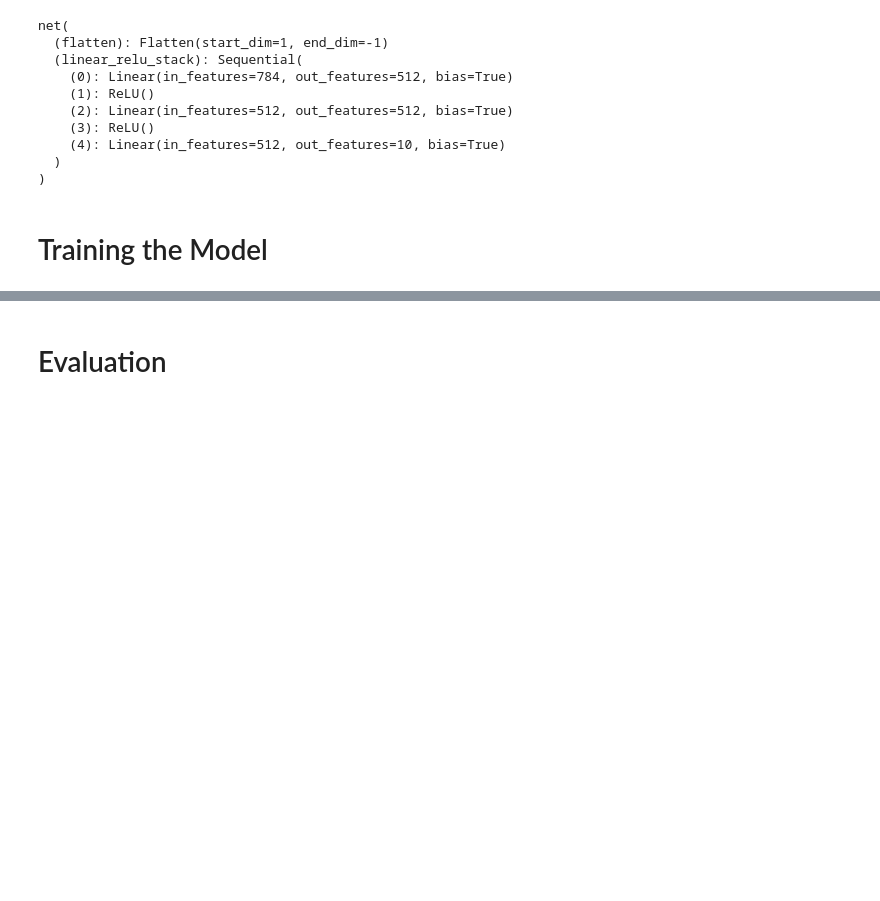
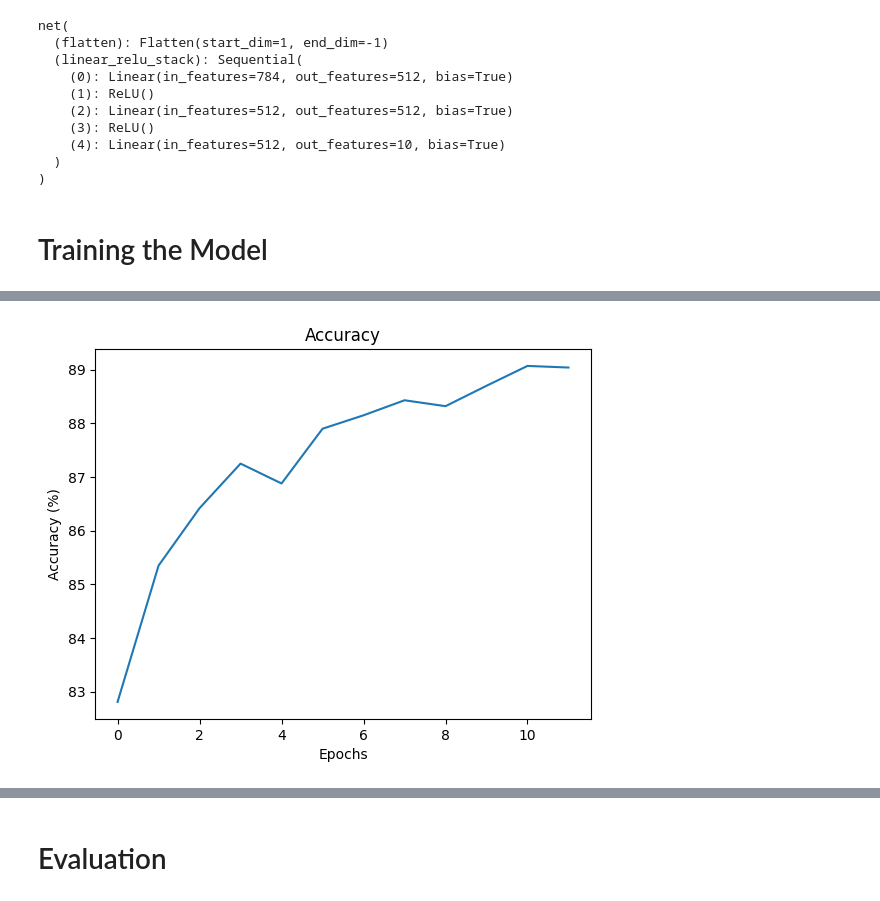
Before and after one commit to TypicalMango/Ensemble-CNN-PyTorch, a Jupyter notebook: simple-pytorch-ensemble-cnn.ipynb, the cells around one changed output, grey strips where cells are left out. Drawn from its saved outputs; the diff is of its cells as text; code cells hidden in the pictures; blank space fills up the shorter version.

Commit message:
Plotting train history | Version 4

```diff
--- a/simple-pytorch-ensemble-cnn.ipynb
+++ b/simple-pytorch-ensemble-cnn.ipynb
@@ -126,10 +125,10 @@ net(
   )
 )
 # %%
-learning_rate = 1e-1
+learning_rate = 6e-2
 batch_size = 64
-epochs = 5
-num_models = 5
+epochs = 12
+num_models = 10
 # %%
 model_ensemble = [net().to(device) for _ in range(num_models)]
 # %% [markdown]
@@ -149,11 +148,11 @@ def train_loop(data_loader, model_ensemble, loss_fn):
             optimizer.step()
             optimizer.zero_grad()
 
-            if batch % 200 == 0:
+            if (batch * batch_size + len(X)) % 3000  == 0:
                 loss, current = loss.item(), batch * batch_size + len(X)
                 print(f"loss: {loss:>7f}  [{current:>5d}/{size:>5d}]")
+        print("-- -- -- -- -- -- -- -- -- -- -")
 
-        print("- - - - - - - - - - - - - - - -")
 
 def test_loop(data_loader, model_ensemble, loss_fn):
     for model in model_ensemble:
@@ -172,13 +171,20 @@ def test_loop(data_loader, model_ensemble, loss_fn):
     test_loss /= num_batches
     correct /= size
     print(f"Test Error: \n Accuracy: {(100*correct):>0.1f}%, Avg loss: {test_loss:>8f} \n")
+
+    return [100*correct, test_loss]
 # %%
 loss_fn = nn.CrossEntropyLoss()
 # %%
+accuracy_history = []
+loss_history = []
 for t in range(epochs):
     print(f"Epoch {t+1}\n===============================")
-    train_loop(train_loader, model_ensemble, loss_fn)
-    test_loop(test_loader, model_ensemble, loss_fn)
+    train_result = train_loop(train_loader, model_ensemble, loss_fn)
+
+    test_result = test_loop(test_loader, model_ensemble, loss_fn)
+    accuracy_history.append(test_result[0])
+    loss_history.append(test_result[1])
 print("Done!")
 # %% [output]
 Epoch 1
@@ -199,2 +205,12 @@ Test Error:
 
 Done!
+# %%
+import matplotlib.pyplot as plt
+
+plt.plot(range(len(accuracy_history)), accuracy_history)
+plt.xlabel('Epochs')
+plt.ylabel('Accuracy (%)')
+plt.title('Accuracy')
+plt.show()
+# %% [output]
+[figure, added]
```
Also changed, not shown: parts of 6 cells of this notebook.
